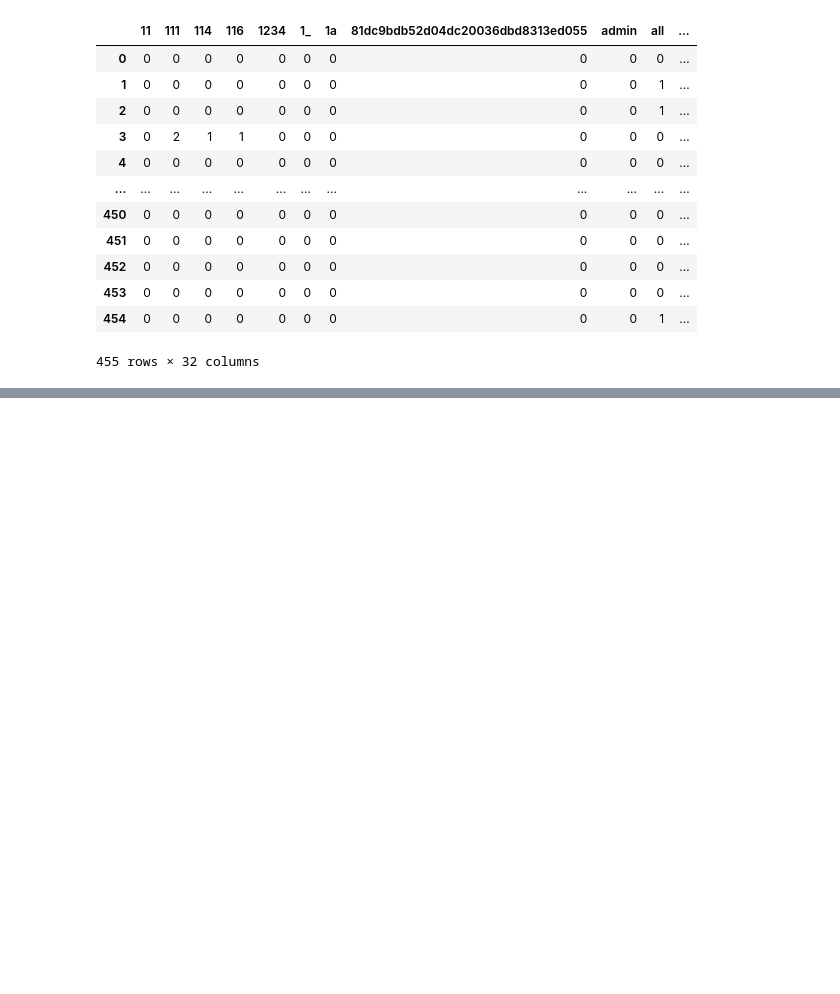
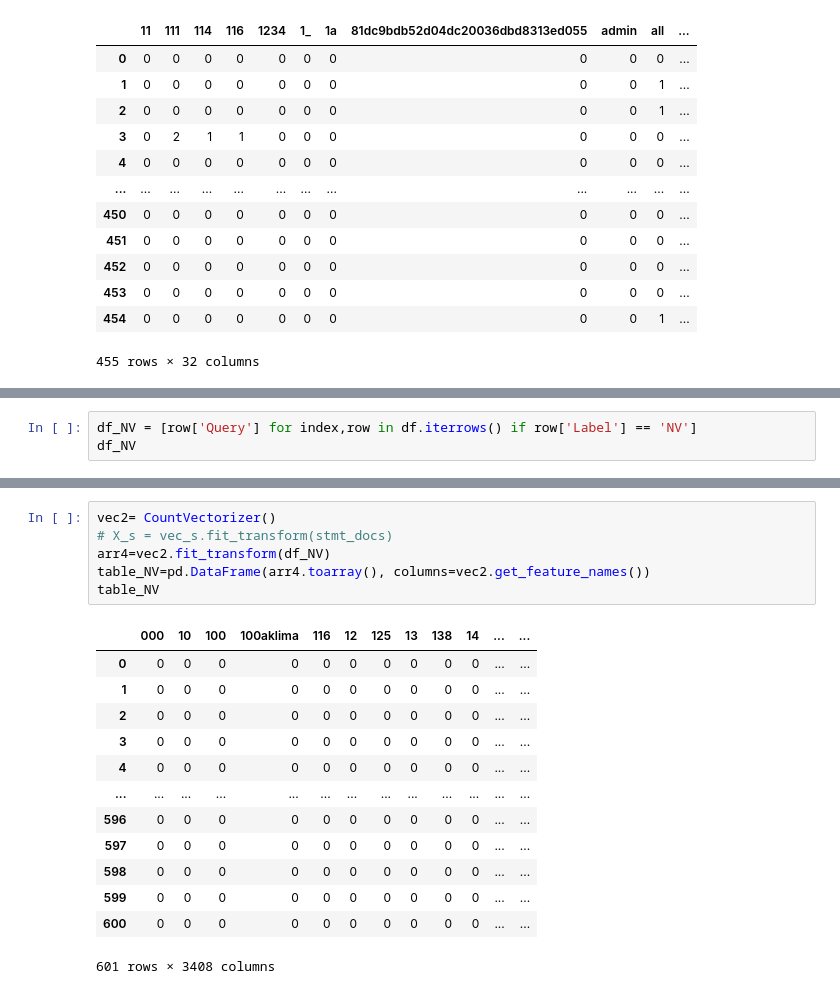
Before and after one commit to muchiking/IDS, a Jupyter notebook: IDS.ipynb, the cells around one changed output, grey strips where cells are left out. Drawn from its saved outputs; the diff is of its cells as text; blank space fills up the shorter version.

```diff
--- a/IDS.ipynb
+++ b/IDS.ipynb
@@ -77,0 +164,3 @@ table_MD
+# %%
+df_NV = [row['Query'] for index,row in df.iterrows() if row['Label'] == 'NV']
+df_NV
@@ -77,0 +185,20 @@ table_MD
+# %%
+vec2= CountVectorizer()
+# X_s = vec_s.fit_transform(stmt_docs)
+arr4=vec2.fit_transform(df_NV)
+table_NV=pd.DataFrame(arr4.toarray(), columns=vec2.get_feature_names())
+table_NV
+# %% [output]
+|  | 000 | 10 | 100 | 100aklima | 116 | 12 | 125 | 13 | 138 | 14 | ... | ... |
+| 0 | 0 | 0 | 0 | 0 | 0 | 0 | 0 | 0 | 0 | 0 | ... | ... |
+| 1 | 0 | 0 | 0 | 0 | 0 | 0 | 0 | 0 | 0 | 0 | ... | ... |
+| 2 | 0 | 0 | 0 | 0 | 0 | 0 | 0 | 0 | 0 | 0 | ... | ... |
+| 3 | 0 | 0 | 0 | 0 | 0 | 0 | 0 | 0 | 0 | 0 | ... | ... |
+| 4 | 0 | 0 | 0 | 0 | 0 | 0 | 0 | 0 | 0 | 0 | ... | ... |
+| ... | ... | ... | ... | ... | ... | ... | ... | ... | ... | ... | ... | ... |
+| 596 | 0 | 0 | 0 | 0 | 0 | 0 | 0 | 0 | 0 | 0 | ... | ... |
+| 597 | 0 | 0 | 0 | 0 | 0 | 0 | 0 | 0 | 0 | 0 | ... | ... |
+| 598 | 0 | 0 | 0 | 0 | 0 | 0 | 0 | 0 | 0 | 0 | ... | ... |
+| 599 | 0 | 0 | 0 | 0 | 0 | 0 | 0 | 0 | 0 | 0 | ... | ... |
+| 600 | 0 | 0 | 0 | 0 | 0 | 0 | 0 | 0 | 0 | 0 | ... | ... |
+601 rows × 3408 columns
```
Also changed, not shown: parts of 10 cells of this notebook.
